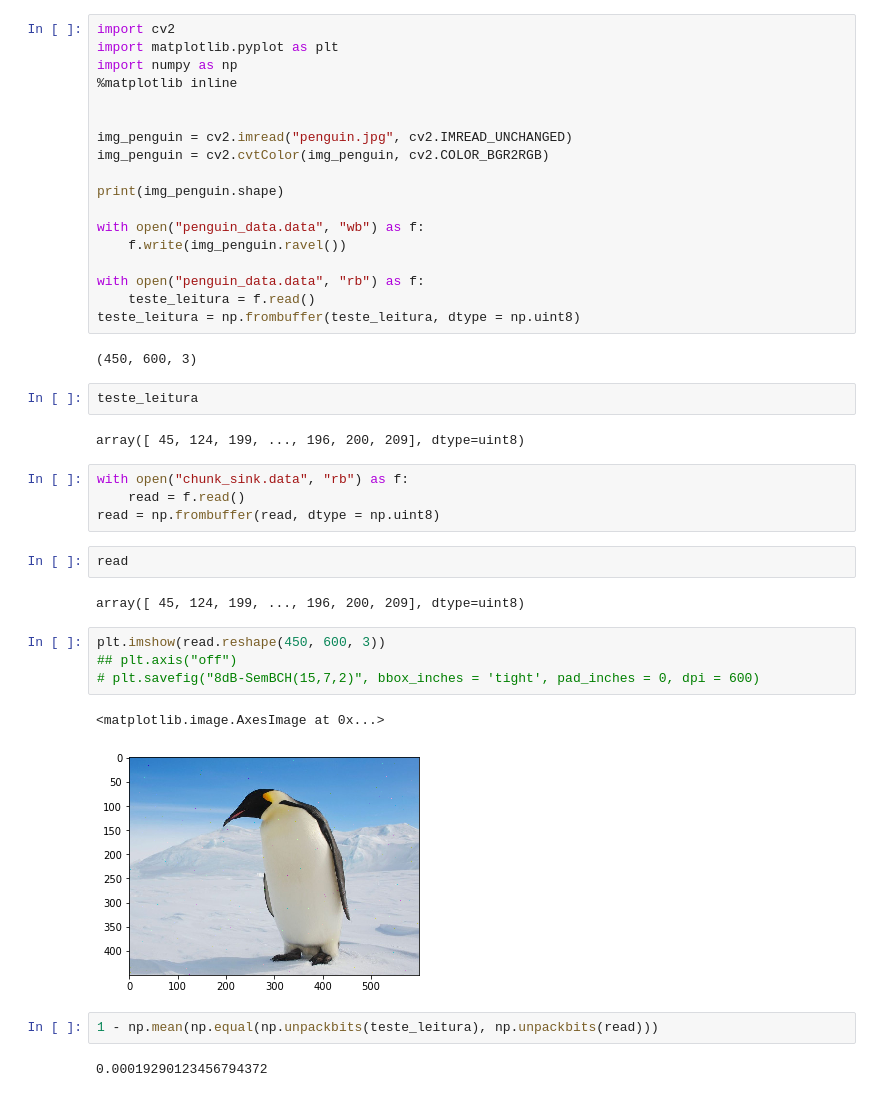
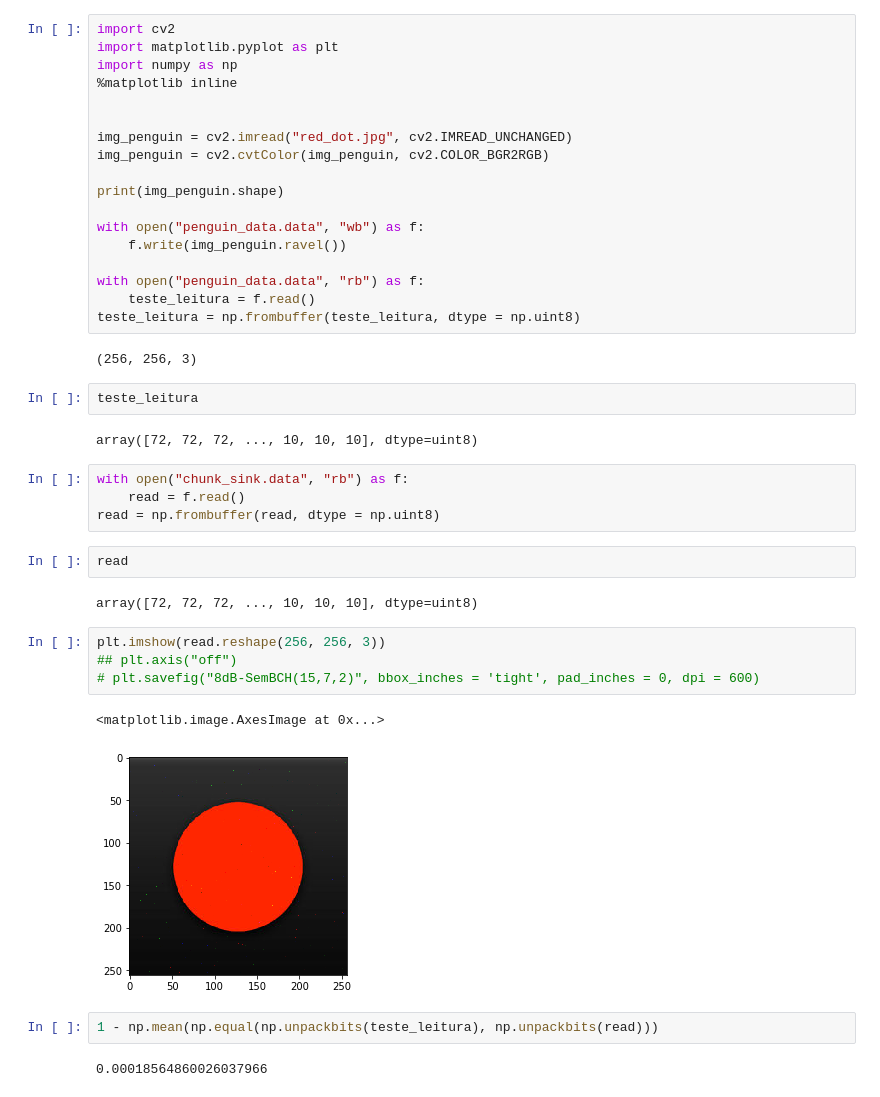
Before and after one commit to rafaelmcam/gr-ITpp, a Jupyter notebook: examples/Simulação BPSK/Transmissão RedDot Usando Chunks/Chunks.ipynb, the cells around one changed output. Saved outputs shown, nothing was run; the diff lists cells and outputs as text.

```diff
--- a/examples/Simulação BPSK/Transmissão RedDot Usando Chunks/Chunks.ipynb
+++ b/examples/Simulação BPSK/Transmissão RedDot Usando Chunks/Chunks.ipynb
@@ -5,7 +5,7 @@ import numpy as np
 %matplotlib inline
 
 
-img_penguin = cv2.imread("penguin.jpg", cv2.IMREAD_UNCHANGED)
+img_penguin = cv2.imread("red_dot.jpg", cv2.IMREAD_UNCHANGED)
 img_penguin = cv2.cvtColor(img_penguin, cv2.COLOR_BGR2RGB)
 
 print(img_penguin.shape)
@@ -17,11 +17,11 @@ with open("penguin_data.data", "rb") as f:
     teste_leitura = f.read()
 teste_leitura = np.frombuffer(teste_leitura, dtype = np.uint8)
 # %% [output]
-(450, 600, 3)
+(256, 256, 3)
 # %%
 teste_leitura
 # %% [output]
-array([ 45, 124, 199, ..., 196, 200, 209], dtype=uint8)
+array([72, 72, 72, ..., 10, 10, 10], dtype=uint8)
 # %%
 with open("chunk_sink.data", "rb") as f:
     read = f.read()
@@ -29,15 +29,15 @@ read = np.frombuffer(read, dtype = np.uint8)
 # %%
 read
 # %% [output]
-array([ 45, 124, 199, ..., 196, 200, 209], dtype=uint8)
+array([72, 72, 72, ..., 10, 10, 10], dtype=uint8)
 # %%
-plt.imshow(read.reshape(450, 600, 3))
+plt.imshow(read.reshape(256, 256, 3))
 ## plt.axis("off")
 # plt.savefig("8dB-SemBCH(15,7,2)", bbox_inches = 'tight', pad_inches = 0, dpi = 600)
 # %% [output]
 <matplotlib.image.AxesImage at 0x...>
-[figure, old version]
+[figure, new version]
 # %%
 1 - np.mean(np.equal(np.unpackbits(teste_leitura), np.unpackbits(read)))
 # %% [output]
-0.00019290123456794372
+0.00018564860026037966
```
Also changed, not shown: 14 other files.
